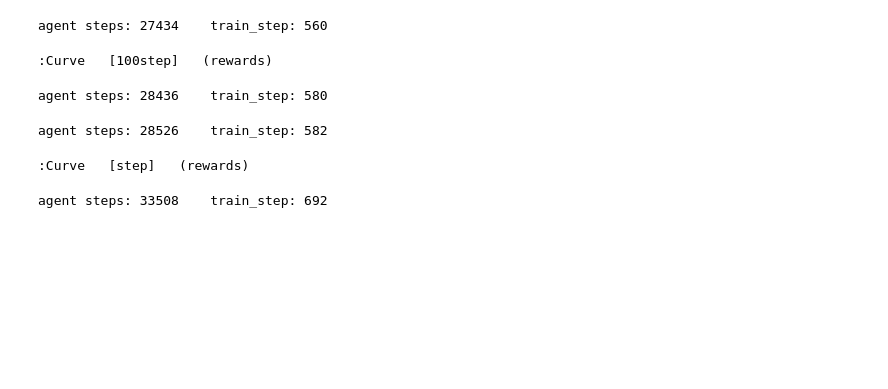
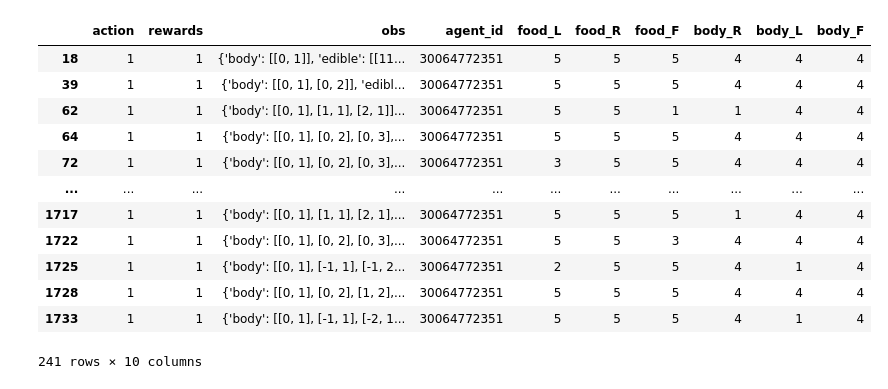
Before and after one commit to kwdChan/Snake-World-AI-Server, a Jupyter notebook: server.ipynb, the cells around one changed output. Cells and saved outputs as stored; diff of their text form; code cells hidden in the pictures; blank space fills up the shorter version.

Commit message:
added recorder for debugging and supervised learning

```diff
--- a/server.ipynb
+++ b/server.ipynb
@@ -24,5 +26,6 @@ To enable the following instructions: AVX2 FMA, in other operations, rebuild Ten
 [interactive output not drawn]
 [interactive output not drawn]
 # %%
-deep_q_model_extracted = DQLModelPreExtracted()
-#deep_q_model_extracted.load_model('23Nov2023step30000.keras')
+#deep_q_model_extracted = DQLModelPreExtracted()
+recorder = Recorder()
+#deep_q_model_extracted.load_model('24Nov2023step30000.keras')
@@ -62,14 +34,19 @@ agent steps: 27354    train_step: 558
-# %%
-data = deep_q_model_extracted.eval()
-data['100step'] = data['step'].apply(lambda x: int(x/100))
-hv.Curve(data.groupby('100step')['rewards'].mean())
-# %% [output]
-agent steps: 27434    train_step: 560
-:Curve   [100step]   (rewards)
-agent steps: 28436    train_step: 580
-# %%
-hv.Curve(data.groupby('step' )['rewards'].mean())
-# %% [output]
-agent steps: 28526    train_step: 582
-:Curve   [step]   (rewards)
-agent steps: 33508    train_step: 692
+# %%
+import pandas as pd
+data = pd.DataFrame(recorder.data)
+# %%
+data[(data['rewards']>0).shift(0).fillna(False)]
+# %% [output]
+|  | action | rewards | obs | agent_id | food_L | food_R | food_F | body_R | body_L | body_F |
+| 18 | 1 | 1 | {'body': [[0, 1]], 'edible': [[11... | 30064772351 | 5 | 5 | 5 | 4 | 4 | 4 |
+| 39 | 1 | 1 | {'body': [[0, 1], [0, 2]], 'edibl... | 30064772351 | 5 | 5 | 5 | 4 | 4 | 4 |
+| 62 | 1 | 1 | {'body': [[0, 1], [1, 1], [2, 1]]... | 30064772351 | 5 | 5 | 1 | 1 | 4 | 4 |
+| 64 | 1 | 1 | {'body': [[0, 1], [0, 2], [0, 3],... | 30064772351 | 5 | 5 | 5 | 4 | 4 | 4 |
+| 72 | 1 | 1 | {'body': [[0, 1], [0, 2], [0, 3],... | 30064772351 | 3 | 5 | 5 | 4 | 4 | 4 |
+| ... | ... | ... | ... | ... | ... | ... | ... | ... | ... | ... |
+| 1717 | 1 | 1 | {'body': [[0, 1], [1, 1], [2, 1],... | 30064772351 | 5 | 5 | 5 | 1 | 4 | 4 |
+| 1722 | 1 | 1 | {'body': [[0, 1], [0, 2], [0, 3],... | 30064772351 | 5 | 5 | 3 | 4 | 4 | 4 |
+| 1725 | 1 | 1 | {'body': [[0, 1], [-1, 1], [-1, 2... | 30064772351 | 2 | 5 | 5 | 4 | 1 | 4 |
+| 1728 | 1 | 1 | {'body': [[0, 1], [0, 2], [1, 2],... | 30064772351 | 5 | 5 | 5 | 4 | 4 | 4 |
+| 1733 | 1 | 1 | {'body': [[0, 1], [-1, 1], [-2, 1... | 30064772351 | 5 | 5 | 5 | 4 | 1 | 4 |
+241 rows × 10 columns
```
Also changed, not shown: parts of 8 cells of this notebook, 3 other files.
